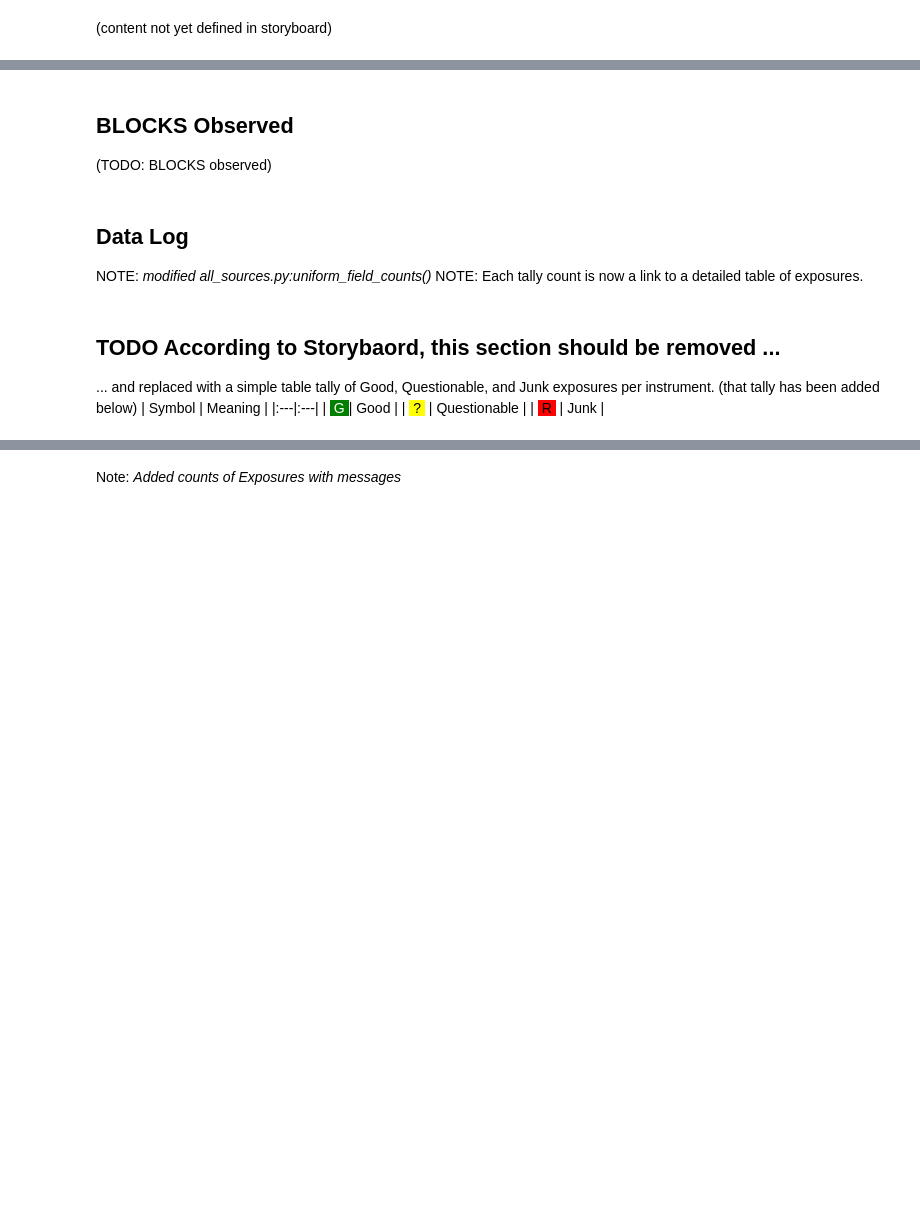
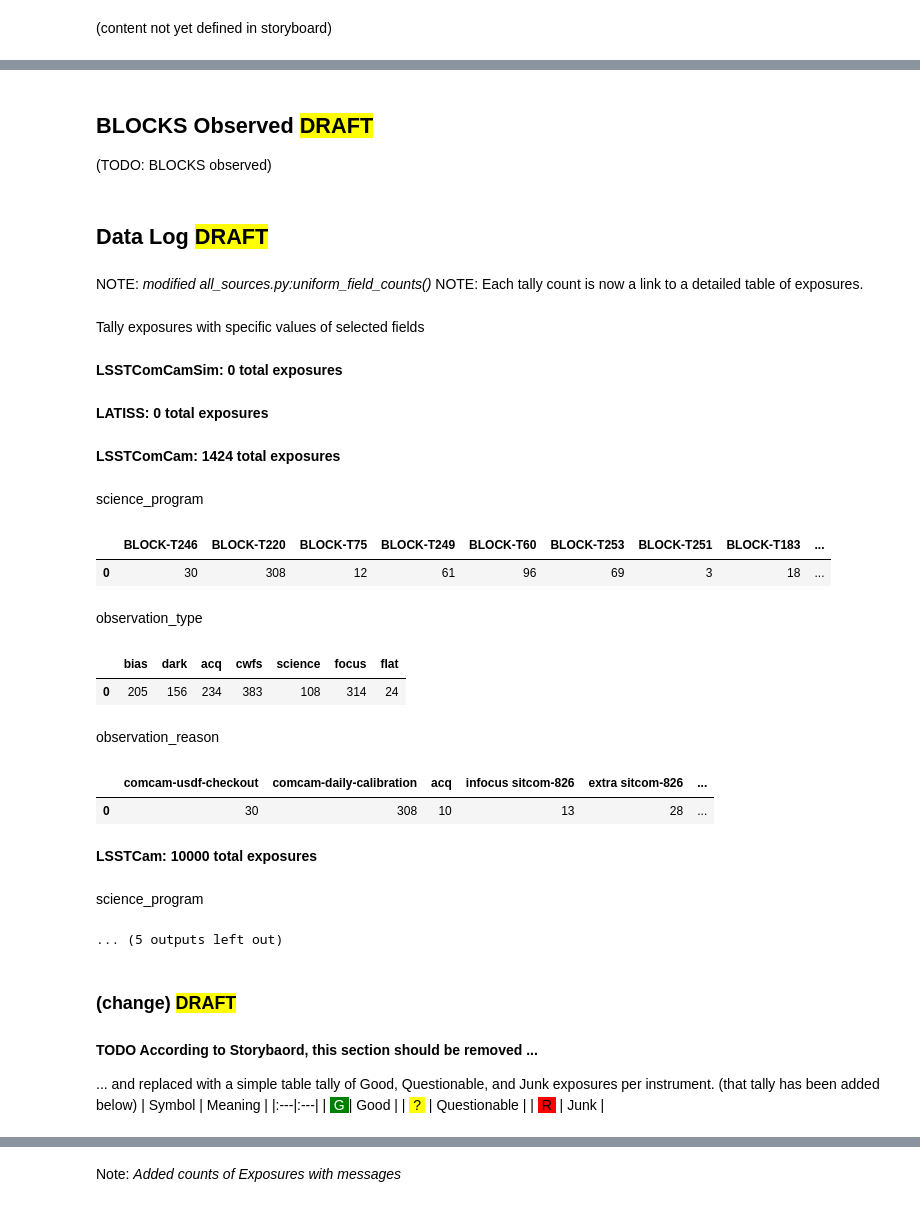
Before and after one commit to lsst-ts/ts_logging_and_reporting, a Jupyter notebook: notebooks_tsqr/NightLog.ipynb, the cells around one changed output, grey strips where cells are left out. Saved outputs shown, nothing was run; the diff lists cells and outputs as text; code cells hidden in the pictures; blank space fills up the shorter version.

Commit message:
add BETA and DRAFT tags

```diff
--- a/notebooks_tsqr/NightLog.ipynb
+++ b/notebooks_tsqr/NightLog.ipynb
@@ -13,7 +13,7 @@ This section is a developer aid; TODO remove later!
 day_obs = "TODAY"  # TODO Change to 'YESTERDAY' to test with default before push
 
 # Total number of days of data to display (ending on day_obs)
-number_of_days = "1"  # TODO Change to '1' to test with default before push
+number_of_days = "10"  # TODO Change to '1' to test with default before push
 # %%
 import datetime as dt
 import os
@@ -148,33 +214,52 @@ else:
 # %% [markdown]
-## BLOCKS Observed
+## BLOCKS Observed <font style="background-color:yellow; color:black; font-size:20px">DRAFT</font>
 (TODO: BLOCKS observed)
+# %% [markdown]
+## Data Log <font style="background-color:yellow; color:black; font-size:20px">DRAFT</font>
 # %% [markdown]
-## Data Log
 NOTE: *modified all_sources.py:uniform_field_counts()*
 NOTE: Each tally count is now a link to a detailed table of exposures.
 # %%
 # Exposure Report
 if experimental.get("exposure_type_tally"):
-    md("### Experimental Exposure field Tally ENABLED")
+    #  md("### Experimental Exposure field Tally ENABLED")
     md("Tally exposures with specific values of selected fields")
 else:
     md("### Experimental Exposure field Tally DISASBLED")
 
 for instrum in allsrc.exp_src.exposures.keys():
     md(f'**{instrum}: {len(allsrc.exp_src.exposures[instrum])} total exposures**')
     if 0 == len(allsrc.exp_src.exposures[instrum]):
         continue
 
     # Facet counts
     if experimental.get("exposure_type_tally"):
         counts = allsrc.uniform_exposure_field_counts(instrum)
         for fname, tally in counts.items():
             md(f"{fname}")
             df = pd.DataFrame.from_dict(tally, orient="index").T
             wdf = ut.wrap_dataframe_columns(df)
             display(HTML(wdf.to_html(render_links=True, escape=False)))
+# %% [output]
+Tally exposures with specific values of selected fields
+**LSSTComCamSim: 0 total exposures**
+**LATISS: 0 total exposures**
+**LSSTComCam: 1424 total exposures**
+science_program
+|  | BLOCK-T246 | BLOCK-T220 | BLOCK-T75 | BLOCK-T249 | BLOCK-T60 | BLOCK-T253 | BLOCK-T251 | BLOCK-T183 | ... |
+| 0 | 30 | 308 | 12 | 61 | 96 | 69 | 3 | 18 | ... |
+observation_type
+|  | bias | dark | acq | cwfs | science | focus | flat |
+| 0 | 205 | 156 | 234 | 383 | 108 | 314 | 24 |
+observation_reason
+|  | comcam-usdf-checkout | comcam-daily-calibration | acq | infocus sitcom-826 | extra sitcom-826 | ... |
+| 0 | 30 | 308 | 10 | 13 | 28 | ... |
+**LSSTCam: 10000 total exposures**
+science_program
+... (5 outputs left out)
 # %% [markdown]
-## TODO According to Storybaord, this section should be removed ...
+### (change) <font style="background-color:yellow; color:black; font-size:20px">DRAFT</font>
+#### TODO According to Storybaord, this section should be removed ...
 ... and replaced with a simple table tally of Good, Questionable, and  Junk exposures per instrument. (that tally has been added below)
 | Symbol | Meaning |
 |:---|:---|
```
Also changed, not shown: parts of 25 cells of this notebook, 1 other file.
